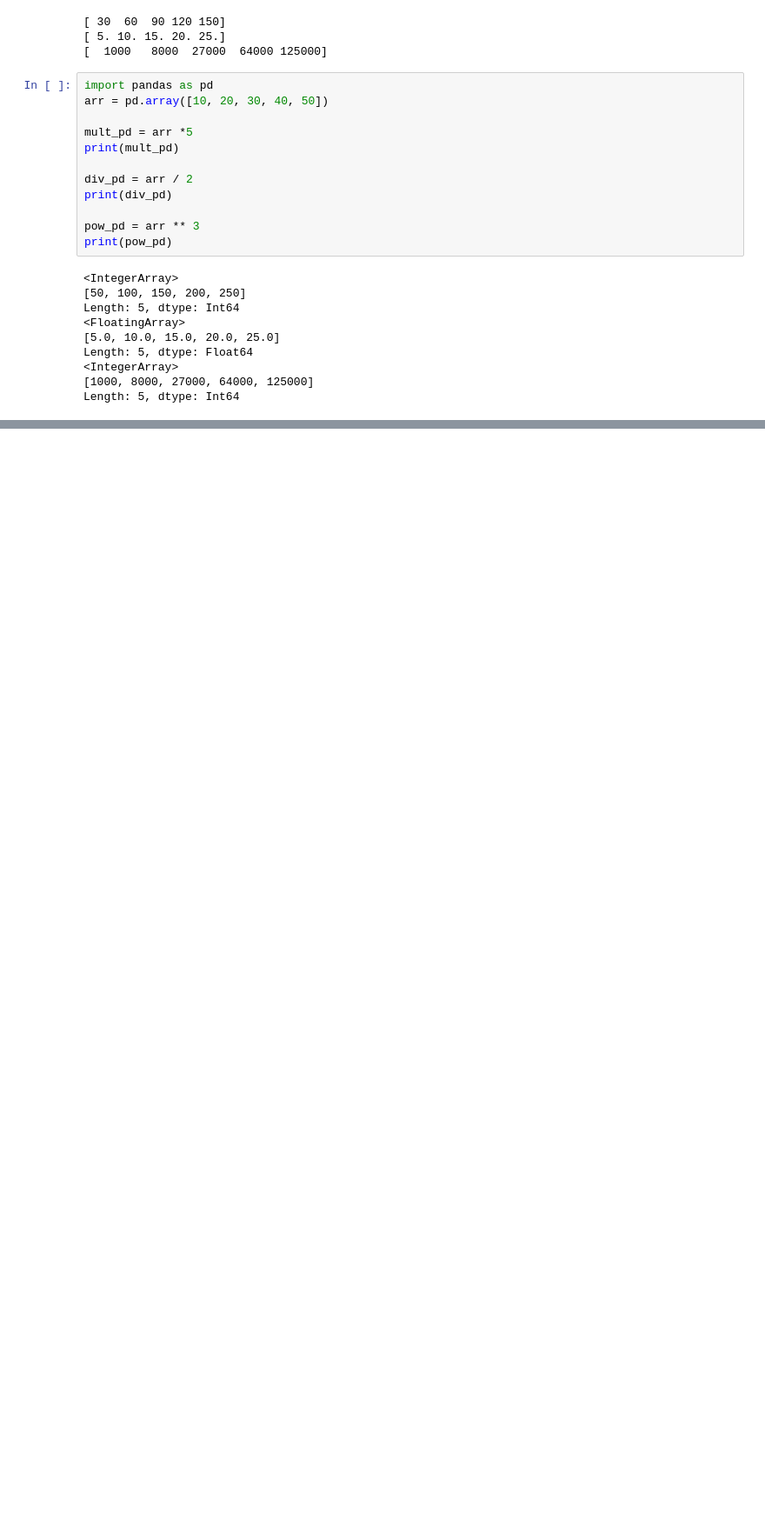
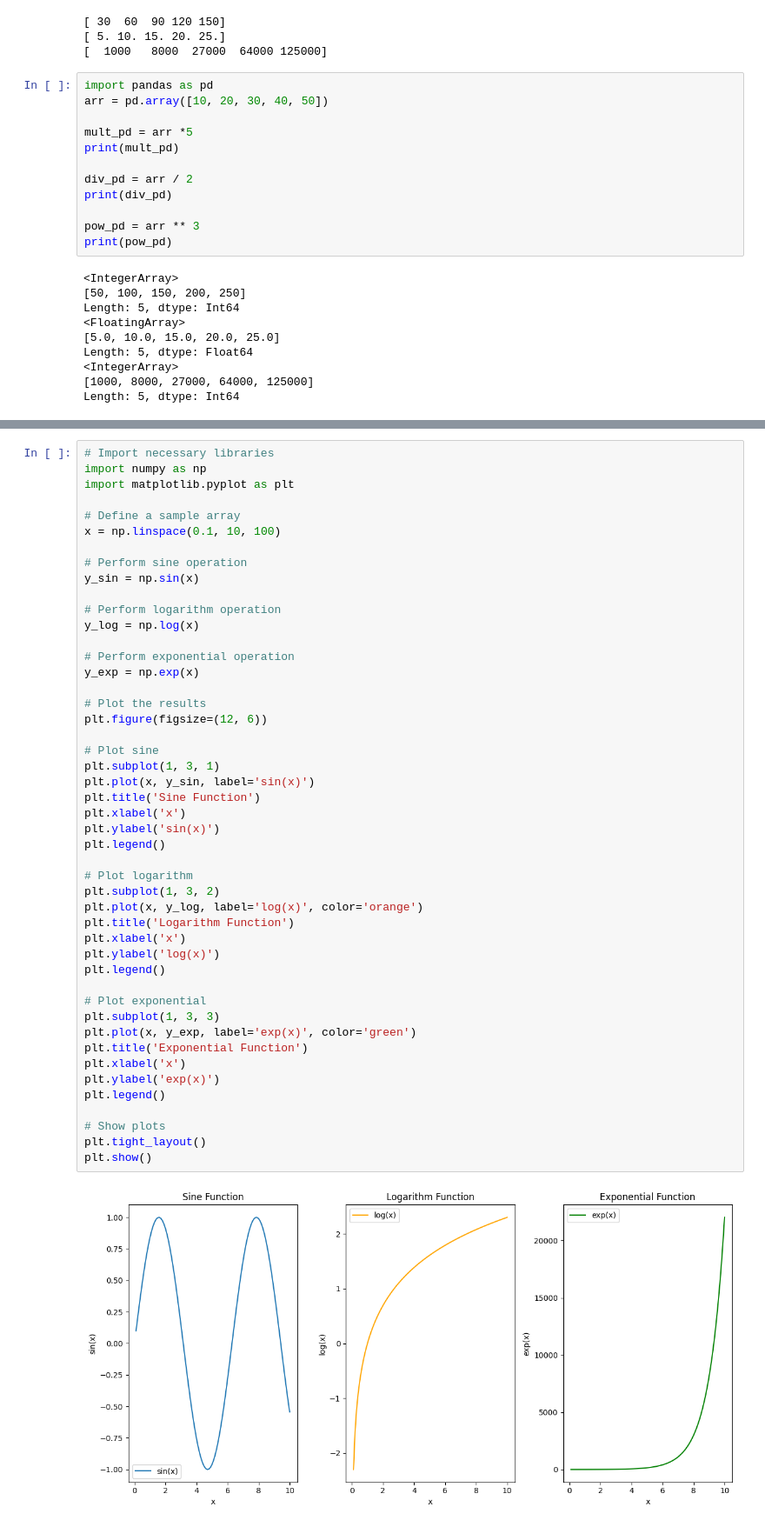
Before and after one commit to AkshithKodithyala/AIML-lab, a Jupyter notebook: Untitled4.ipynb, the cells around one changed output, grey strips where cells are left out. Shown at 87% size. Drawn from its saved outputs; the diff is of its cells as text; blank space fills up the shorter version.

```diff
--- a/Untitled4.ipynb
+++ b/Untitled4.ipynb
@@ -77,0 +96,49 @@ Length: 5, dtype: Int64
+# %%
+# Import necessary libraries
+import numpy as np
+import matplotlib.pyplot as plt
+
+# Define a sample array
+x = np.linspace(0.1, 10, 100)
+
+# Perform sine operation
+y_sin = np.sin(x)
+
+# Perform logarithm operation
+y_log = np.log(x)
+
+# Perform exponential operation
+y_exp = np.exp(x)
+
+# Plot the results
+plt.figure(figsize=(12, 6))
+
+# Plot sine
+plt.subplot(1, 3, 1)
+plt.plot(x, y_sin, label='sin(x)')
+plt.title('Sine Function')
+plt.xlabel('x')
+plt.ylabel('sin(x)')
+plt.legend()
+
+# Plot logarithm
+plt.subplot(1, 3, 2)
+plt.plot(x, y_log, label='log(x)', color='orange')
+plt.title('Logarithm Function')
+plt.xlabel('x')
+plt.ylabel('log(x)')
+plt.legend()
+
+# Plot exponential
+plt.subplot(1, 3, 3)
+plt.plot(x, y_exp, label='exp(x)', color='green')
+plt.title('Exponential Function')
+plt.xlabel('x')
+plt.ylabel('exp(x)')
+plt.legend()
+
+# Show plots
+plt.tight_layout()
+plt.show()
+# %% [output]
+[figure, added]
```
Also changed, not shown: parts of 2 cells of this notebook.
